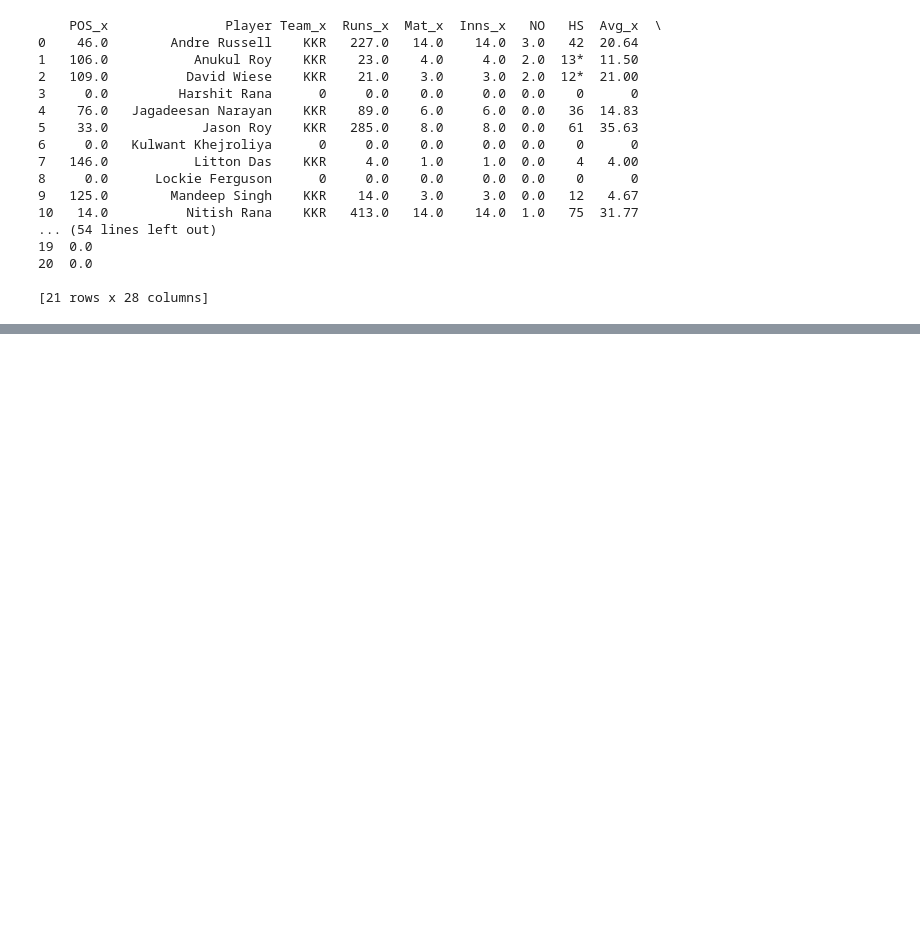
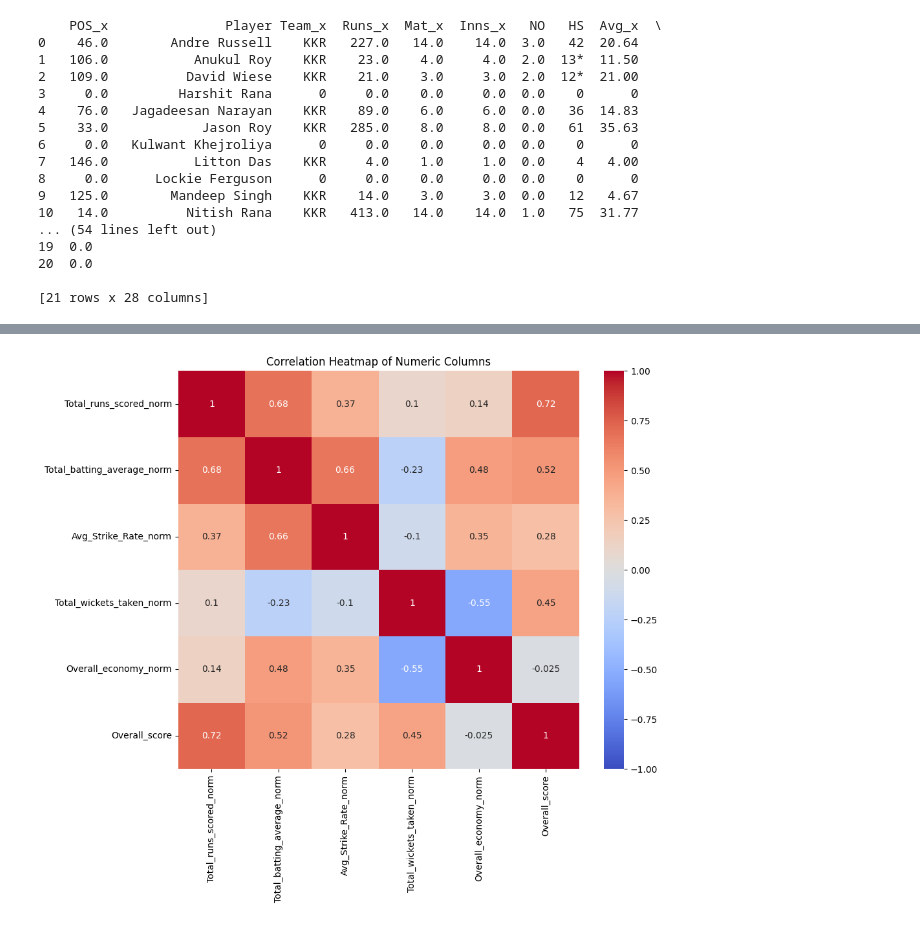
Before and after one commit to NIRANJANGOPALAN/IPL_player_analysis, a Jupyter notebook: Kolkata/kolkata_workbook.ipynb, the cells around one changed output, grey strips where cells are left out. Drawn from its saved outputs; the diff is of its cells as text; code cells hidden in the pictures; blank space fills up the shorter version.

```diff
--- a/Kolkata/kolkata_workbook.ipynb
+++ b/Kolkata/kolkata_workbook.ipynb
@@ -312,0 +675,20 @@ merged_df.fillna(0, inplace=True)
+# %%
+cr_data_2024 = Modified_data[
+    [
+ 'Total_runs_scored_norm',
+ 'Total_batting_average_norm',
+ 'Avg_Strike_Rate_norm',
+ 'Total_wickets_taken_norm',
+ 'Overall_economy_norm',
+ 'Overall_score']
+    ]
+cf_2024 = cr_data_2024.corr()
+
+
+# Visualize correlation matrix
+plt.figure(figsize=(10, 8))
+sns.heatmap(cf_2024, annot=True, cmap='coolwarm', vmin=-1, vmax=1)
+plt.title('Correlation Heatmap of Numeric Columns')
+plt.show()
+# %% [output]
+[figure, added]
```
Also changed, not shown: parts of 26 cells of this notebook, 16 other files.
